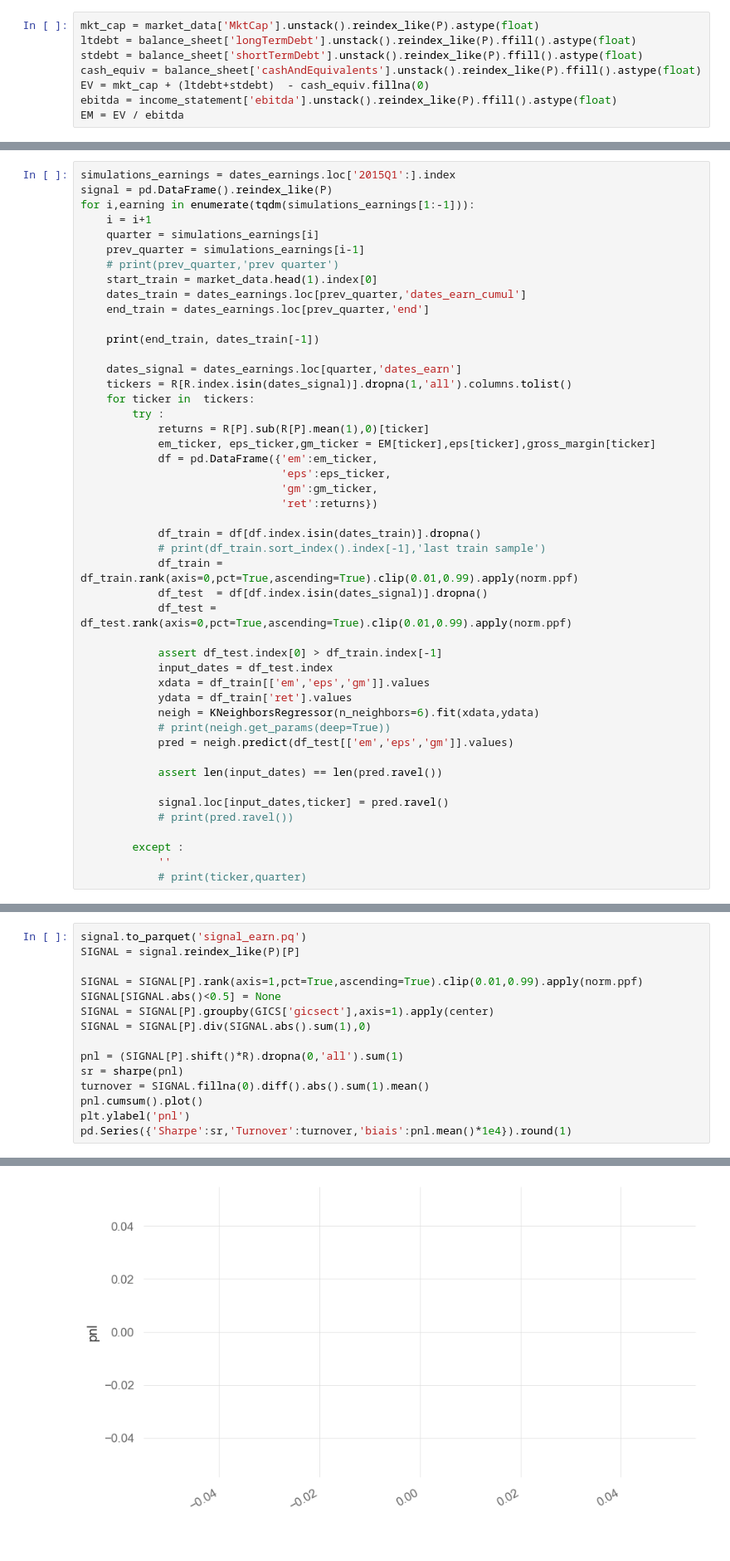
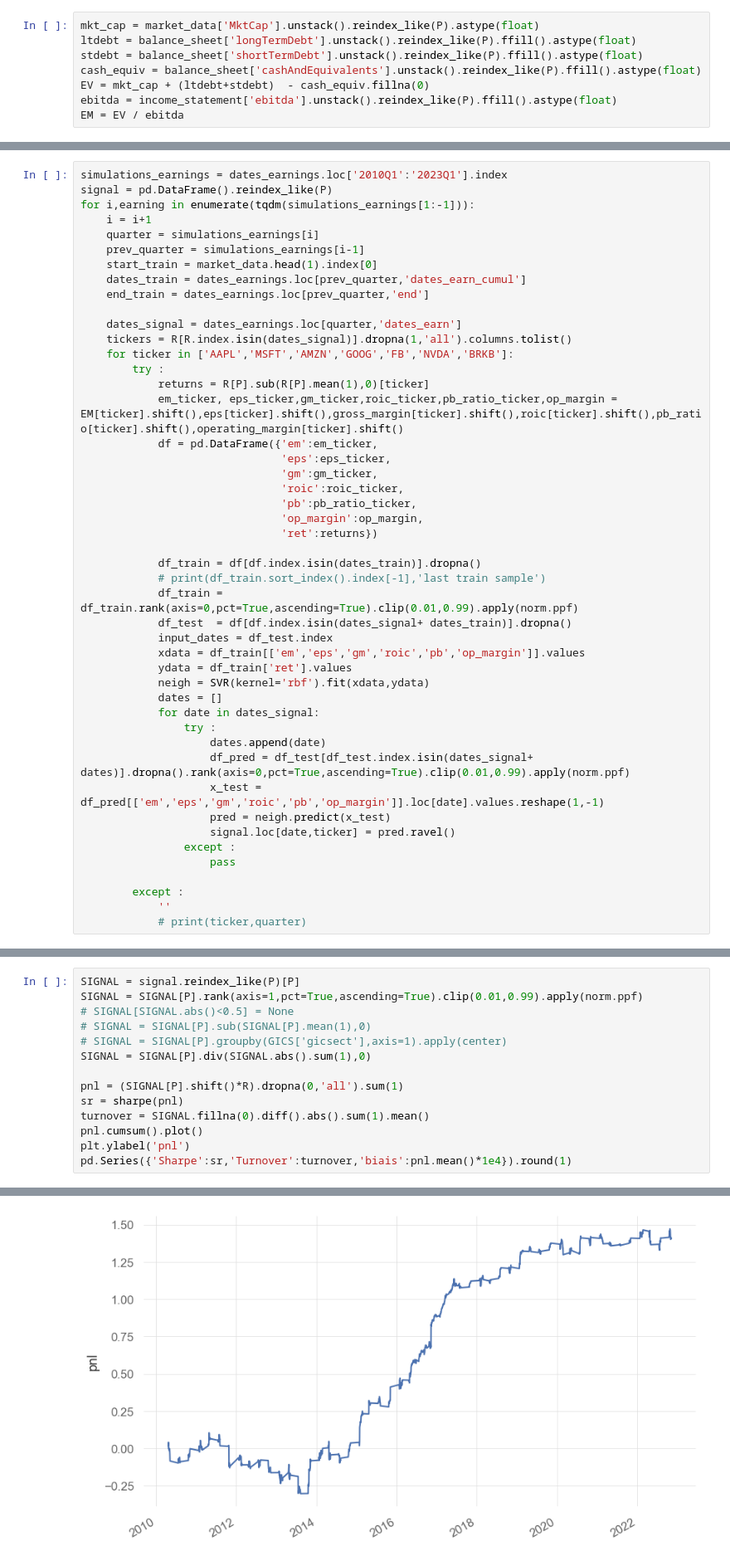
Before and after one commit to nabz78350/backtesting, a Jupyter notebook: strat_earnings.ipynb, the cells around one changed output, grey strips where cells are left out. Shown at 83% size. Cells and saved outputs as stored; diff of their text form.

```diff
--- a/strat_earnings.ipynb
+++ b/strat_earnings.ipynb
@@ -216,46 +254,46 @@ signal = pd.DataFrame().reindex_like(P)
 # %%
-simulations_earnings = dates_earnings.loc['2015Q1':].index
+simulations_earnings = dates_earnings.loc['2010Q1':'2023Q1'].index
 signal = pd.DataFrame().reindex_like(P)
 for i,earning in enumerate(tqdm(simulations_earnings[1:-1])):
     i = i+1
     quarter = simulations_earnings[i]
     prev_quarter = simulations_earnings[i-1]
-    # print(prev_quarter,'prev quarter')
     start_train = market_data.head(1).index[0]
     dates_train = dates_earnings.loc[prev_quarter,'dates_earn_cumul']
     end_train = dates_earnings.loc[prev_quarter,'end']
 
-    print(end_train, dates_train[-1])
-
     dates_signal = dates_earnings.loc[quarter,'dates_earn']
     tickers = R[R.index.isin(dates_signal)].dropna(1,'all').columns.tolist()
-    for ticker in  tickers:
+    for ticker in ['AAPL','MSFT','AMZN','GOOG','FB','NVDA','BRKB']:
         try :
             returns = R[P].sub(R[P].mean(1),0)[ticker]
-            em_ticker, eps_ticker,gm_ticker = EM[ticker],eps[ticker],gross_margin[ticker]
+            em_ticker, eps_ticker,gm_ticker,roic_ticker,pb_ratio_ticker,op_margin = EM[ticker].shift(),eps[ticker].shift(),gross_margin[ticker].shift(),roic[ticker].shift(),pb_ratio[ticker].shift(),operating_margin[ticker].shift()
             df = pd.DataFrame({'em':em_ticker,
                                'eps':eps_ticker,
                                'gm':gm_ticker,
+                               'roic':roic_ticker,
+                               'pb':pb_ratio_ticker,
+                               'op_margin':op_margin,
                                'ret':returns})
 
             df_train = df[df.index.isin(dates_train)].dropna()
             # print(df_train.sort_index().index[-1],'last train sample')
             df_train = df_train.rank(axis=0,pct=True,ascending=True).clip(0.01,0.99).apply(norm.ppf)
-            df_test  = df[df.index.isin(dates_signal)].dropna()
-            df_test = df_test.rank(axis=0,pct=True,ascending=True).clip(0.01,0.99).apply(norm.ppf)
-
-            assert df_test.index[0] > df_train.index[-1]
+            df_test  = df[df.index.isin(dates_signal+ dates_train)].dropna()
             input_dates = df_test.index
-            xdata = df_train[['em','eps','gm']].values
+            xdata = df_train[['em','eps','gm','roic','pb','op_margin']].values
             ydata = df_train['ret'].values
-            neigh = KNeighborsRegressor(n_neighbors=6).fit(xdata,ydata)
-            # print(neigh.get_params(deep=True))
-            pred = neigh.predict(df_test[['em','eps','gm']].values)
-
-            assert len(input_dates) == len(pred.ravel())
-
-            signal.loc[input_dates,ticker] = pred.ravel()
-            # print(pred.ravel())
+            neigh = SVR(kernel='rbf').fit(xdata,ydata)
+            dates = []
+            for date in dates_signal:
+                try :
+                    dates.append(date)
+                    df_pred = df_test[df_test.index.isin(dates_signal+ dates)].dropna().rank(axis=0,pct=True,ascending=True).clip(0.01,0.99).apply(norm.ppf)
+                    x_test = df_pred[['em','eps','gm','roic','pb','op_margin']].loc[date].values.reshape(1,-1)
+                    pred = neigh.predict(x_test)
+                    signal.loc[date,ticker] = pred.ravel()
+                except :
+                    pass
 
         except :
             ''
@@ -273,10 +301,9 @@ for i,earning in enumerate(tqdm(simulations_earnings[1:-1])):
 # %%
-signal.to_parquet('signal_earn.pq')
 SIGNAL = signal.reindex_like(P)[P]
-
 SIGNAL = SIGNAL[P].rank(axis=1,pct=True,ascending=True).clip(0.01,0.99).apply(norm.ppf)
-SIGNAL[SIGNAL.abs()<0.5] = None
-SIGNAL = SIGNAL[P].groupby(GICS['gicsect'],axis=1).apply(center)
+# SIGNAL[SIGNAL.abs()<0.5] = None
+# SIGNAL = SIGNAL[P].sub(SIGNAL[P].mean(1),0)
+# SIGNAL = SIGNAL[P].groupby(GICS['gicsect'],axis=1).apply(center)
 SIGNAL = SIGNAL[P].div(SIGNAL.abs().sum(1),0)
 
 pnl = (SIGNAL[P].shift()*R).dropna(0,'all').sum(1)
@@ -292,2 +319,2 @@ biais       NaN
 dtype: float64
-[figure, old version]
+[figure, new version]
```
Also changed, not shown: parts of 8 cells of this notebook, 2 other files.
